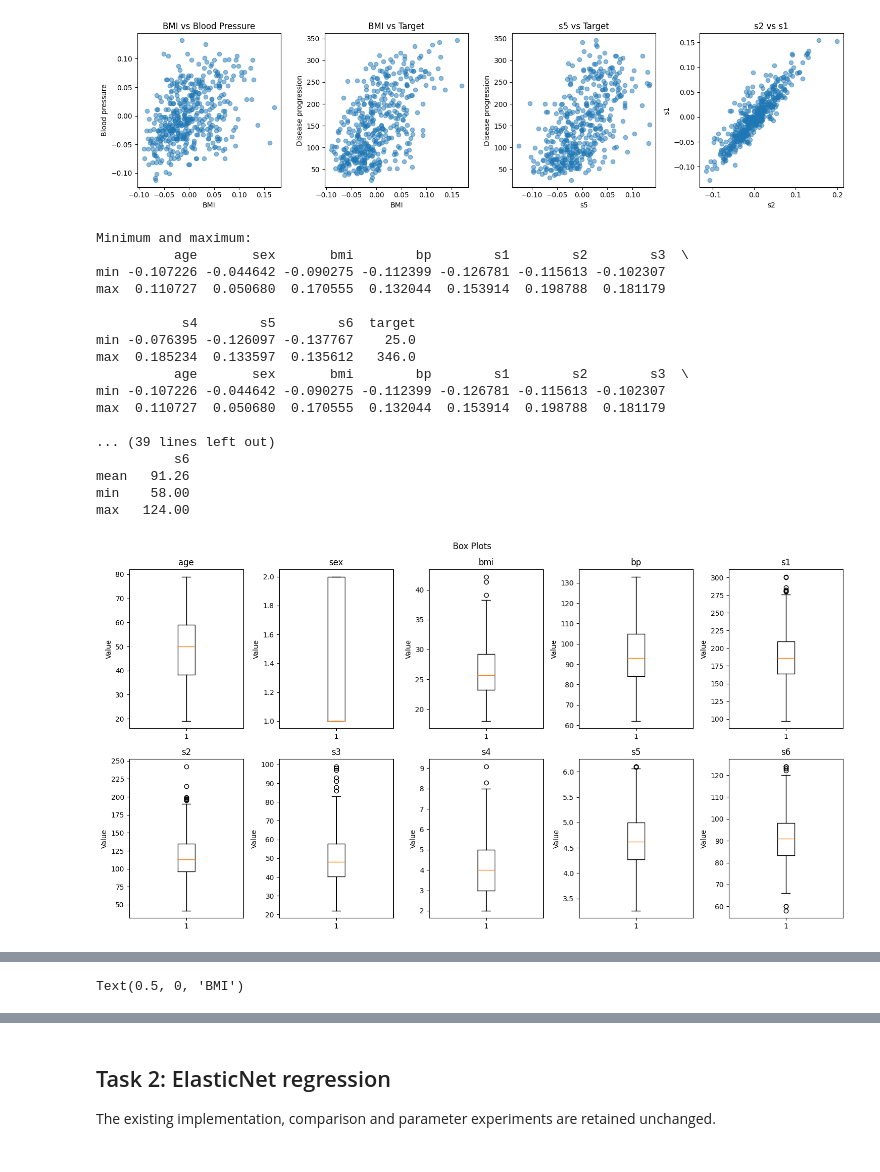
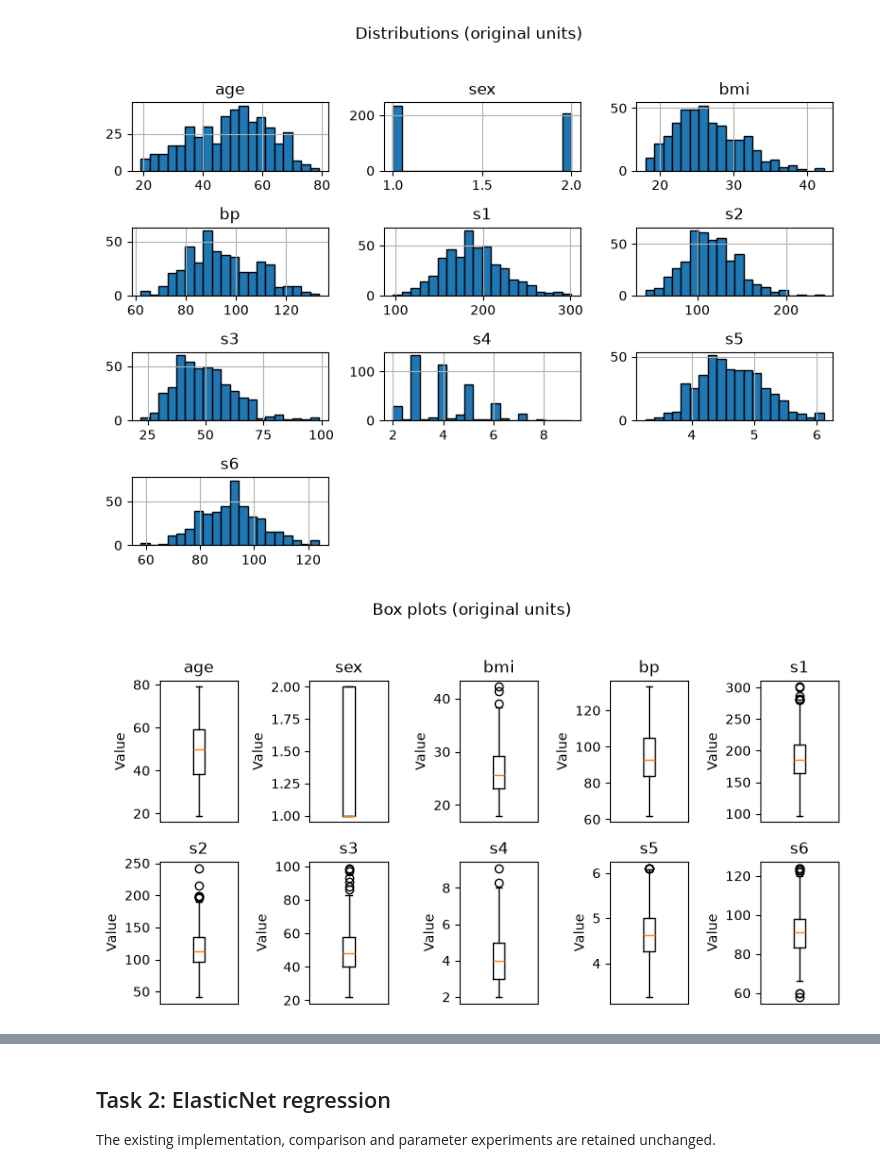
Before and after one commit to louisslnn/ecse551-assignment1, a Jupyter notebook: notebooks/Poon_Robatche-Claive_Salanon_Xu_Assignment1.ipynb, the cells around one changed output, grey strips where cells are left out. Saved outputs shown, nothing was run; the diff lists cells and outputs as text; code cells hidden in the pictures.

Commit message:
cleaned up and reviewed task 1: diabetes

```diff
--- a/notebooks/Poon_Robatche-Claive_Salanon_Xu_Assignment1.ipynb
+++ b/notebooks/Poon_Robatche-Claive_Salanon_Xu_Assignment1.ipynb
@@ -108,76 +94,7 @@ max   0.111  0.051  0.171  0.132  0.154  0.199  0.181  0.185  0.134  0.136
 # %%
-plt.show()
-fig, axes = plt.subplots(1, 4, figsize=(15, 4))
-
-axes[0].scatter(df["bmi"], df["bp"], alpha=0.5)
-axes[0].set_xlabel("BMI")
-axes[0].set_ylabel("Blood pressure")
-axes[0].set_title("BMI vs Blood Pressure")
-axes[1].scatter(df["bmi"], df["target"], alpha=0.5)
-axes[1].set_xlabel("BMI")
-axes[1].set_ylabel("Disease progression")
-axes[1].set_title("BMI vs Target")
-axes[2].scatter(df["s5"], df["target"], alpha=0.5)
-axes[2].set_xlabel("s5")
-axes[2].set_ylabel("Disease progression")
-axes[2].set_title("s5 vs Target")
-axes[3].scatter(df["s2"], df["s1"], alpha=0.5)
-axes[3].set_xlabel("s2")
-axes[3].set_ylabel("s1")
-axes[3].set_title("s2 vs s1")
-
-plt.tight_layout()
-plt.show()
-
-#not scaled data
-diabetes = load_diabetes(scaled=False, as_frame=True)
-print("\nMinimum and maximum:")
-print(df.agg(["min", "max"]))
-print(df.describe().loc[['min', 'max']])
-print(df.describe().loc['mean'])
-
-featurenames = list(diabetes.feature_names)
-df = diabetes.frame.copy()
-
-print(df[featurenames].describe())
-meanminmax = df[featurenames].agg(["mean", "min", "max"])
-print(meanminmax.round(3))
-
-fig, axes = plt.subplots(2, 5, figsize=(15, 8))
-for ax, feature in zip(axes.flat, featurenames):
-    ax.boxplot(df[feature].dropna())
-    ax.set_title(feature)
-    ax.set_ylabel("Value")
-plt.suptitle("Box Plots")
-plt.tight_layout()
-plt.show()
-
-df[featurenames].hist(bins=20,figsize=(12, 10),edgecolor="black")
-plt.suptitle("Distributions")
-plt.tight_layout()
-plt.show()
-
-fig, axes = plt.subplots(1, 4, figsize=(15, 4))
-
-axes[0].scatter(df["bmi"], df["bp"], alpha=0.5)
-axes[0].set_xlabel("BMI")
+plot_distributions(df_raw, "Distributions (original units)")
+plot_boxplots(df_raw, "Box plots (original units)")
+plot_scatters(df_raw, "Scatter plots (original units)")
 # %% [output]
-[figure, old version]
+[figure, new version]
-Minimum and maximum:
-          age       sex       bmi        bp        s1        s2        s3  \
-min -0.107226 -0.044642 -0.090275 -0.112399 -0.126781 -0.115613 -0.102307
-max  0.110727  0.050680  0.170555  0.132044  0.153914  0.198788  0.181179
-
-           s4        s5        s6  target
-min -0.076395 -0.126097 -0.137767    25.0
-max  0.185234  0.133597  0.135612   346.0
-          age       sex       bmi        bp        s1        s2        s3  \
-min -0.107226 -0.044642 -0.090275 -0.112399 -0.126781 -0.115613 -0.102307
-max  0.110727  0.050680  0.170555  0.132044  0.153914  0.198788  0.181179
-
-... (39 lines left out)
-          s6
-mean   91.26
-min    58.00
-max   124.00
-[figure, old version]
+[figure, new version]
@@ -185 +101,0 @@ max   124.00
-Text(0.5, 0, 'BMI')
```
Also changed, not shown: parts of 5 cells of this notebook.
